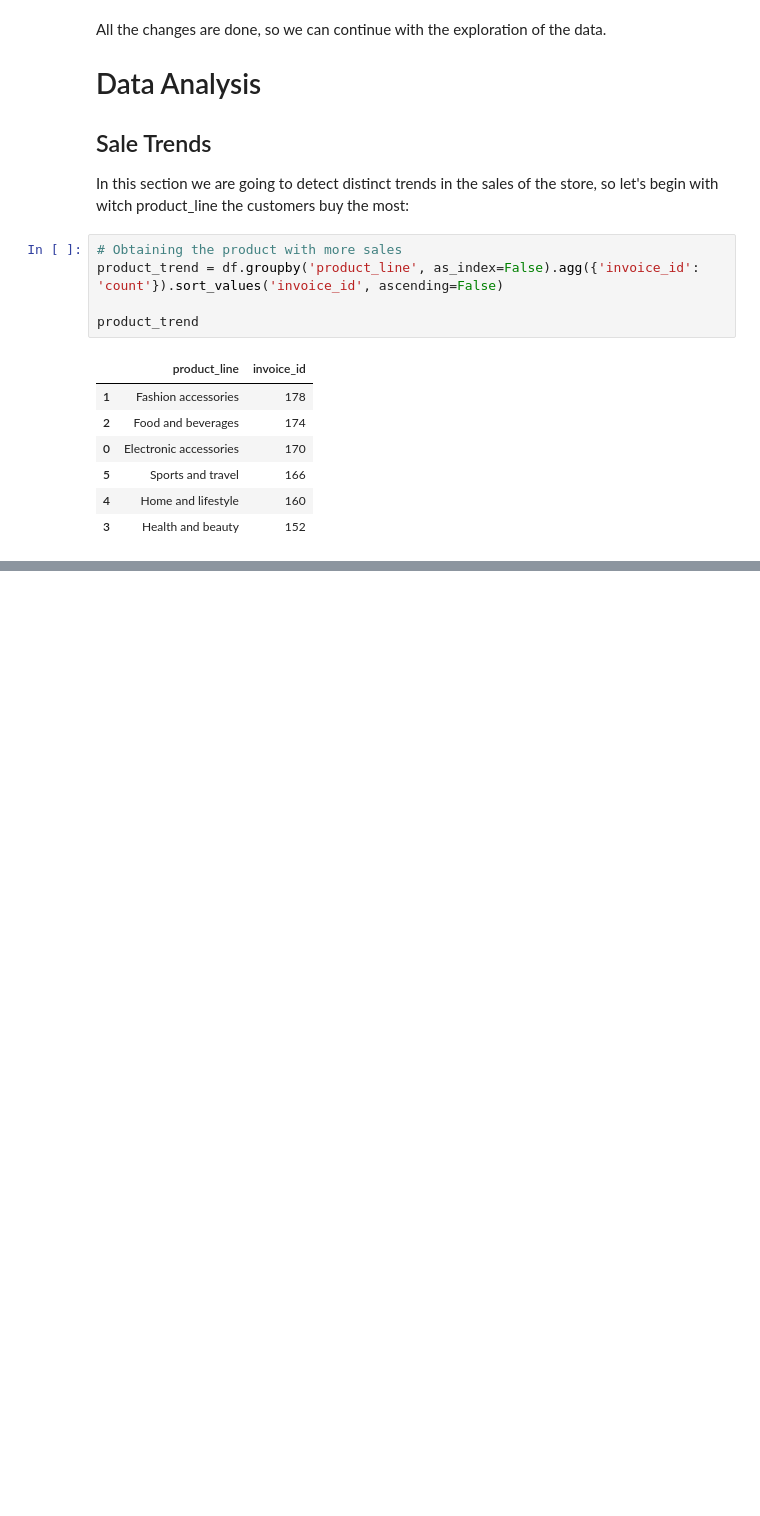
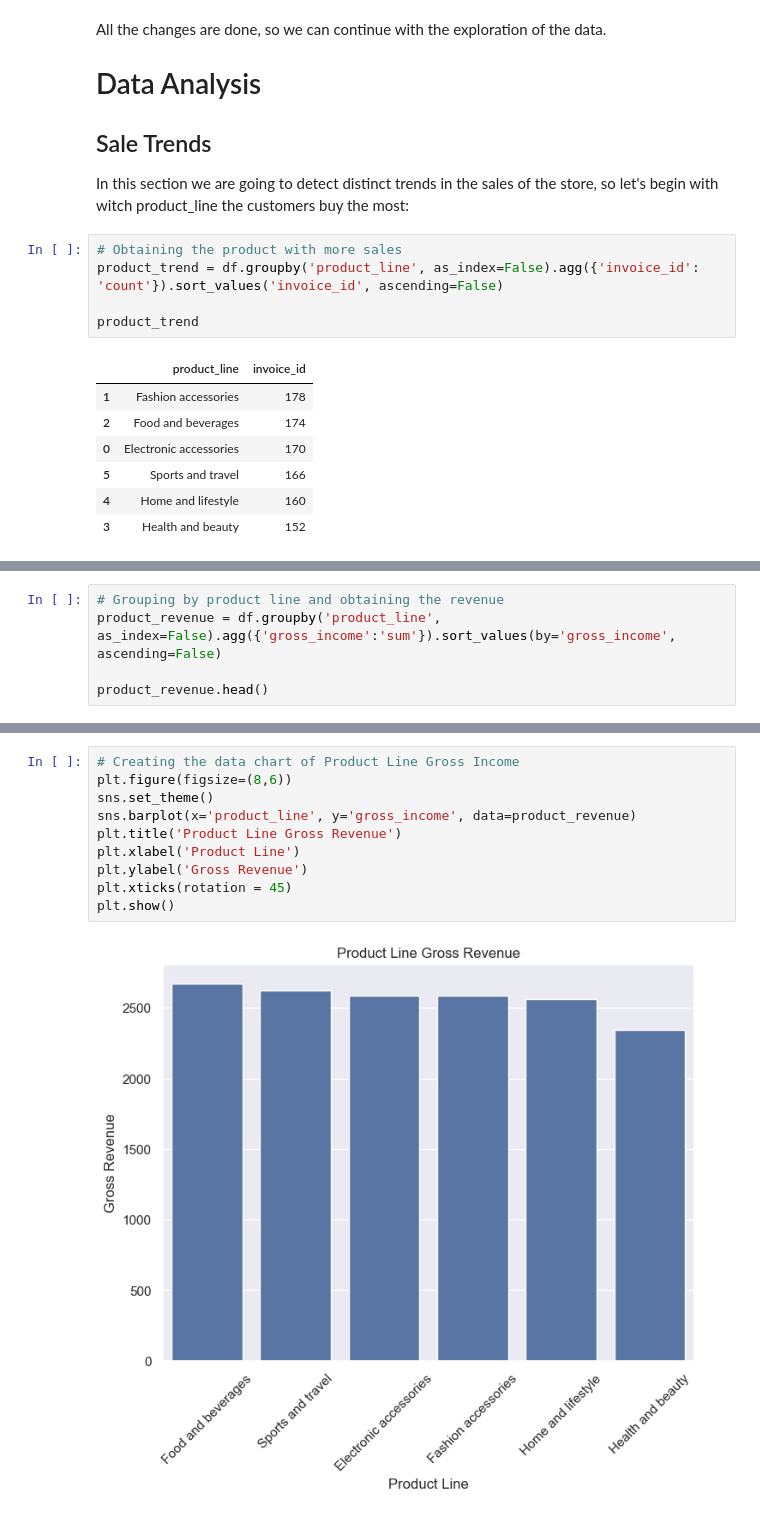
Before and after one commit to PPJQ/StoreAnalysis, a Jupyter notebook: StoreAnalysis.ipynb, the cells around one changed output, grey strips where cells are left out. Drawn from its saved outputs; the diff is of its cells as text; blank space fills up the shorter version.

```diff
--- a/StoreAnalysis.ipynb
+++ b/StoreAnalysis.ipynb
@@ -255,0 +305,5 @@ plt.show()
+# %%
+# Grouping by product line and obtaining the revenue
+product_revenue = df.groupby('product_line', as_index=False).agg({'gross_income':'sum'}).sort_values(by='gross_income', ascending=False)
+
+product_revenue.head()
@@ -255,0 +317,12 @@ plt.show()
+# %%
+# Creating the data chart of Product Line Gross Income
+plt.figure(figsize=(8,6))
+sns.set_theme()
+sns.barplot(x='product_line', y='gross_income', data=product_revenue)
+plt.title('Product Line Gross Revenue')
+plt.xlabel('Product Line')
+plt.ylabel('Gross Revenue')
+plt.xticks(rotation = 45)
+plt.show()
+# %% [output]
+[figure, added]
```
Also changed, not shown: parts of 7 cells of this notebook, 3 other files.
